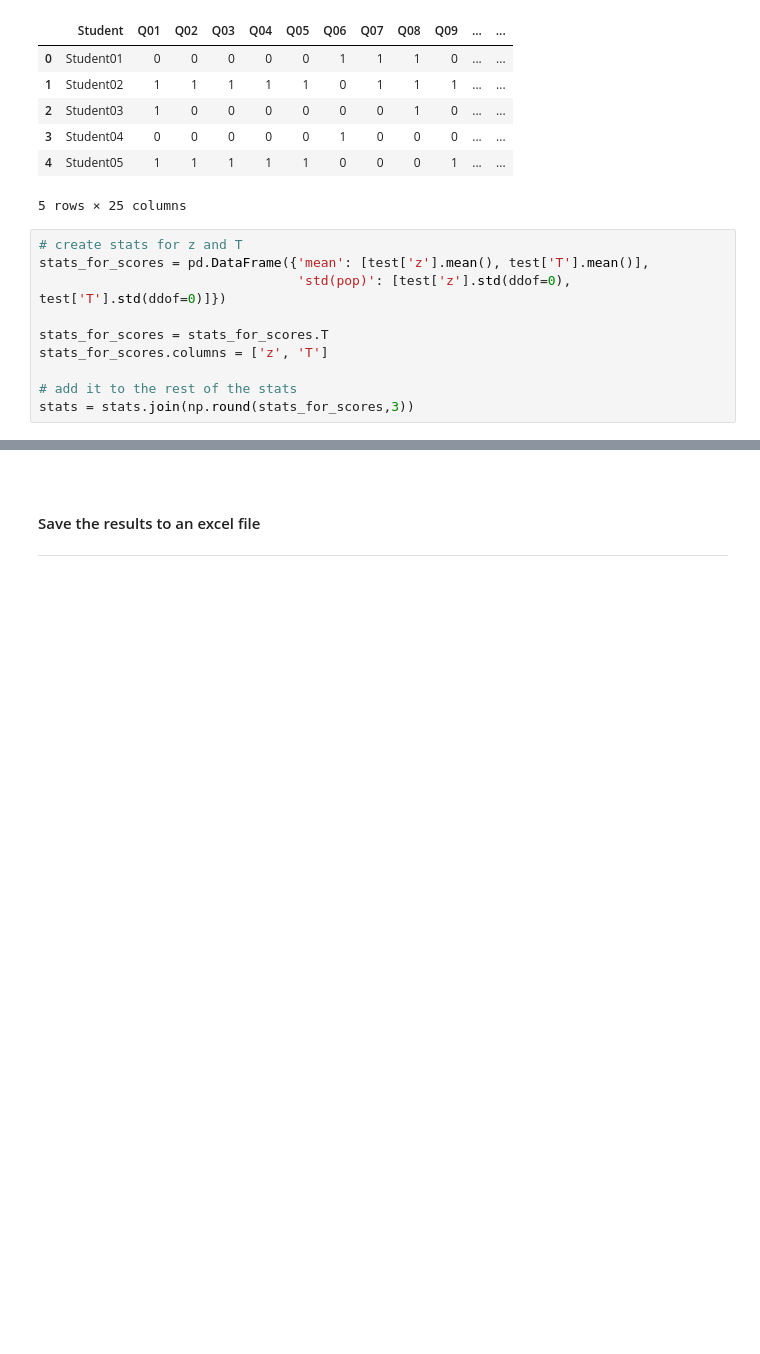
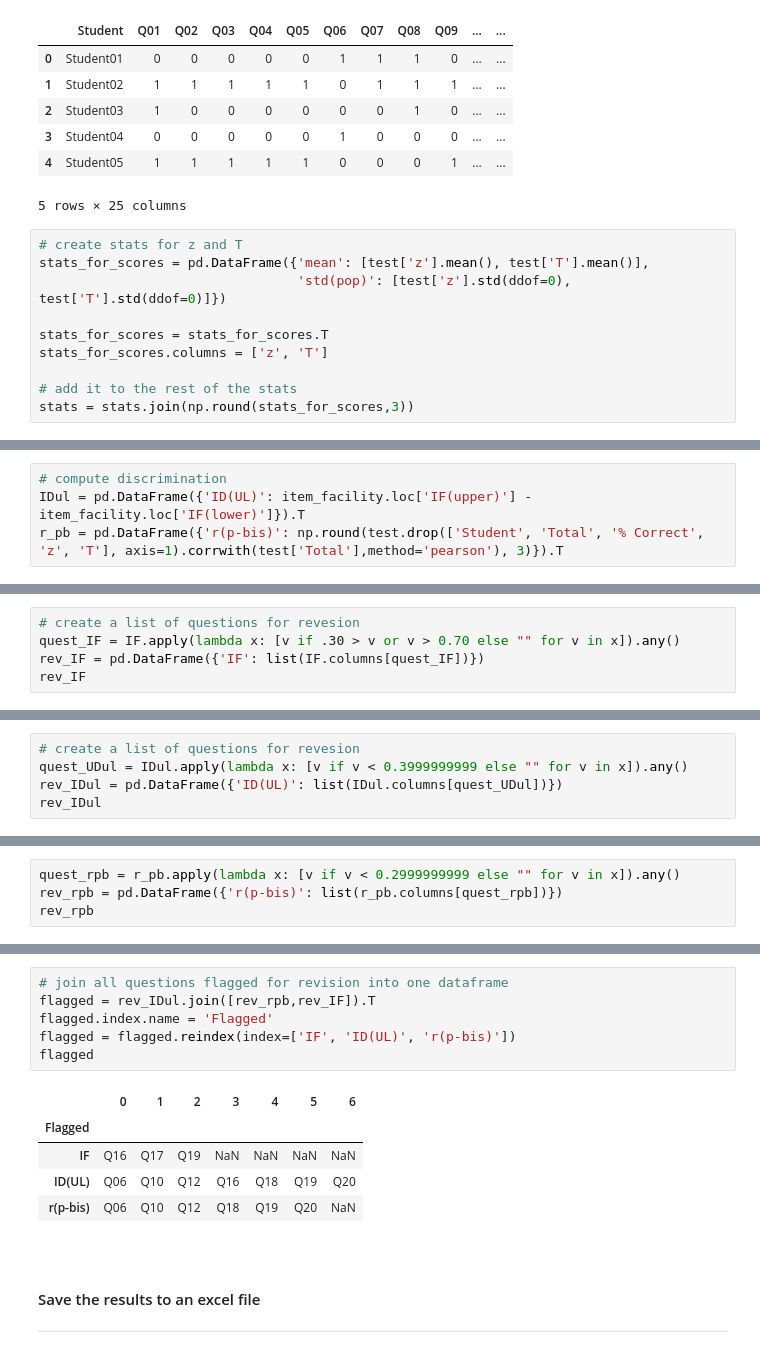
Before and after one commit to olgarozhdestvina/Data-Science-and-Machine-Learning, a Jupyter notebook: Data analytics/Language tests/One test descriptive statistics.ipynb, the cells around one changed output, grey strips where cells are left out. Drawn from its saved outputs; the diff is of its cells as text; blank space fills up the shorter version.

```diff
--- a/Data analytics/Language tests/One test descriptive statistics.ipynb
+++ b/Data analytics/Language tests/One test descriptive statistics.ipynb
@@ -237,0 +277,4 @@ stats = stats.join(np.round(stats_for_scores,3))
+# %%
+# compute discrimination
+IDul = pd.DataFrame({'ID(UL)': item_facility.loc['IF(upper)'] - item_facility.loc['IF(lower)']}).T
+r_pb = pd.DataFrame({'r(p-bis)': np.round(test.drop(['Student', 'Total', '% Correct', 'z', 'T'], axis=1).corrwith(test['Total'],method='pearson'), 3)}).T
@@ -237,0 +304,5 @@ stats = stats.join(np.round(stats_for_scores,3))
+# %%
+# create a list of questions for revesion
+quest_IF = IF.apply(lambda x: [v if .30 > v or v > 0.70 else "" for v in x]).any()
+rev_IF = pd.DataFrame({'IF': list(IF.columns[quest_IF])})
+rev_IF
@@ -237,0 +329,5 @@ stats = stats.join(np.round(stats_for_scores,3))
+# %%
+# create a list of questions for revesion
+quest_UDul = IDul.apply(lambda x: [v if v < 0.3999999999 else "" for v in x]).any()
+rev_IDul = pd.DataFrame({'ID(UL)': list(IDul.columns[quest_UDul])})
+rev_IDul
@@ -237,0 +343,4 @@ stats = stats.join(np.round(stats_for_scores,3))
+# %%
+quest_rpb = r_pb.apply(lambda x: [v if v < 0.2999999999 else "" for v in x]).any()
+rev_rpb = pd.DataFrame({'r(p-bis)': list(r_pb.columns[quest_rpb])})
+rev_rpb
@@ -238,3 +355,15 @@ stats = stats.join(np.round(stats_for_scores,3))
+# %%
+# join all questions flagged for revision into one dataframe
+flagged = rev_IDul.join([rev_rpb,rev_IF]).T
+flagged.index.name = 'Flagged'
+flagged = flagged.reindex(index=['IF', 'ID(UL)', 'r(p-bis)'])
+flagged
+# %% [output]
+|  | 0 | 1 | 2 | 3 | 4 | 5 | 6 |
+| Flagged |  |  |  |  |  |  |  |
+| IF | Q16 | Q17 | Q19 | NaN | NaN | NaN | NaN |
+| ID(UL) | Q06 | Q10 | Q12 | Q16 | Q18 | Q19 | Q20 |
+| r(p-bis) | Q06 | Q10 | Q12 | Q18 | Q19 | Q20 | NaN |
 # %% [markdown]
 <br>
 
```
Also changed, not shown: parts of 15 cells of this notebook, 1 other file.
